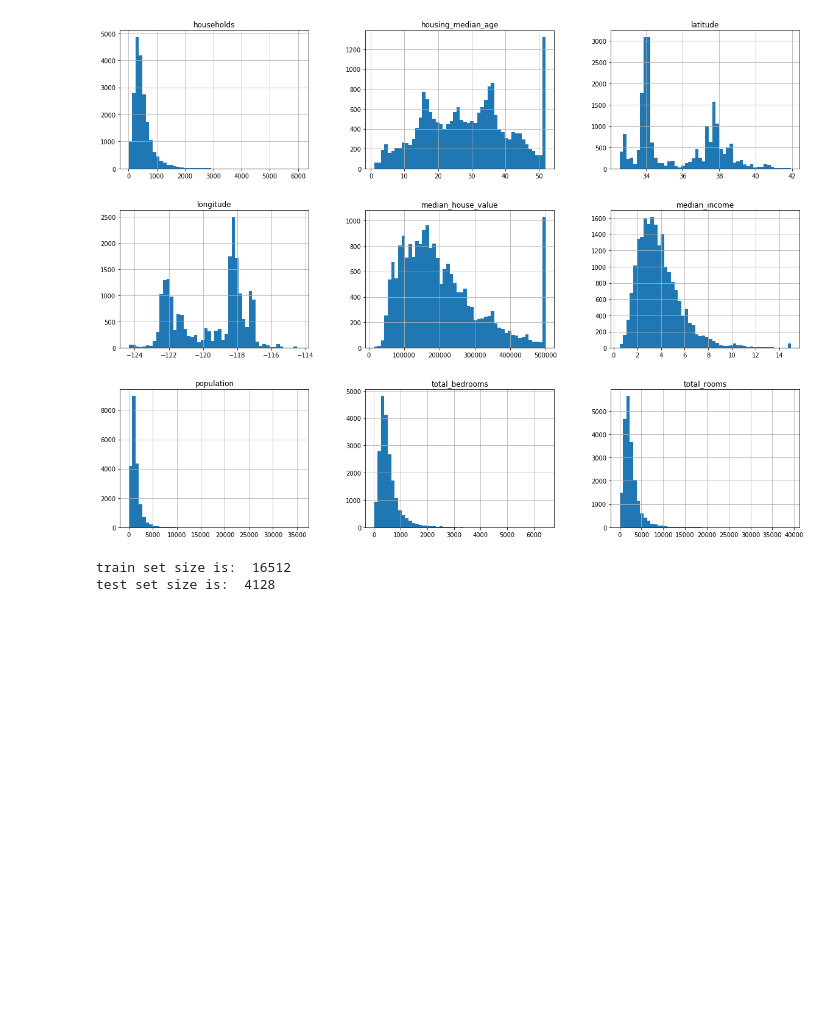
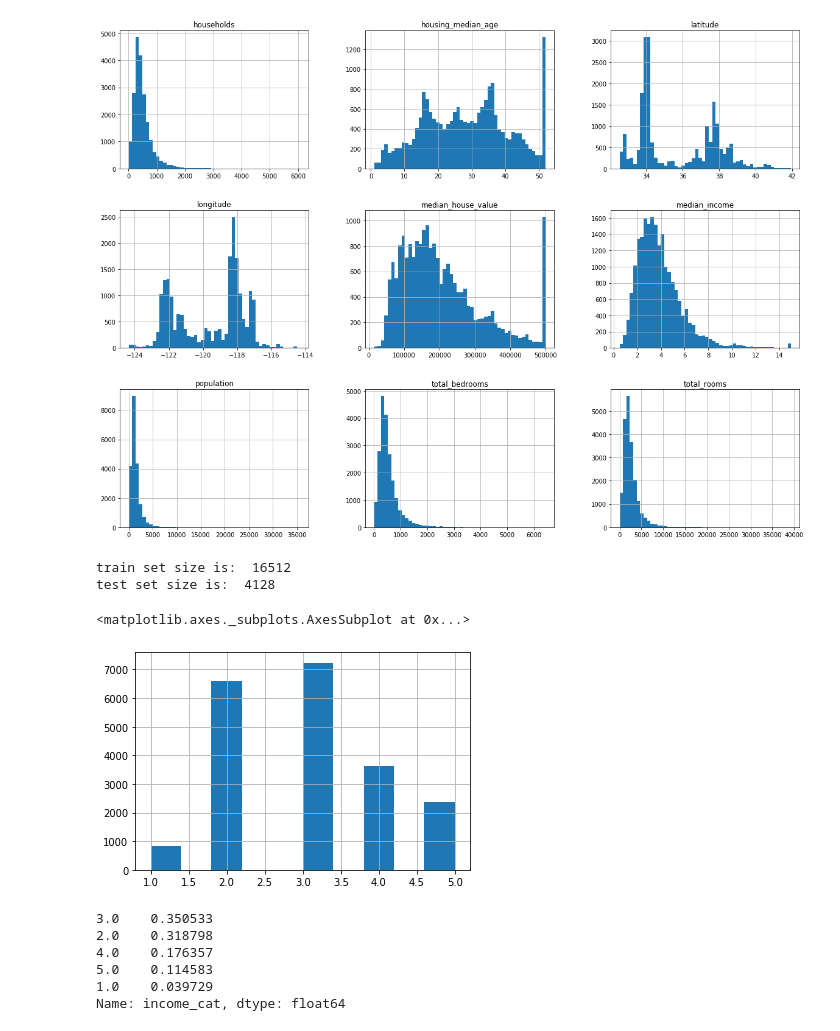
Before and after one commit to kaushikdayalan/housing-price-prediction, a Jupyter notebook: housing.ipynb, the cells around one changed output. Saved outputs shown, nothing was run; the diff lists cells and outputs as text; code cells hidden in the pictures; blank space fills up the shorter version.

Commit message:
stratified data

```diff
--- a/housing.ipynb
+++ b/housing.ipynb
@@ -116,4 +116,8 @@ train_set, test_set = split_train_test_by_id( housing_with_id, 0.2, "id")
 # %%
 # adding a column housing[income_cat]
 housing['income_cat'] = np.ceil(housing['median_income'] / 1.5)
-housing['income_cat'].where(housing['income_cat'] < 5, 5.0, inplace= True)
+housing['income_cat'].where(housing['income_cat'] < 5, 5.0, inplace=True)
+housing['income_cat'].hist()
+# %% [output]
+<matplotlib.axes._subplots.AxesSubplot at 0x...>
+[figure, added]
@@ -119,0 +133,9 @@ housing['income_cat'].where(housing['income_cat'] < 5, 5.0, inplace= True)
+# %%
+strat_test_set["income_cat"].value_counts() / len(strat_test_set)
+# %% [output]
+3.0    0.350533
+2.0    0.318798
+4.0    0.176357
+5.0    0.114583
+1.0    0.039729
+Name: income_cat, dtype: float64
```
Also changed, not shown: parts of 4 cells of this notebook.
